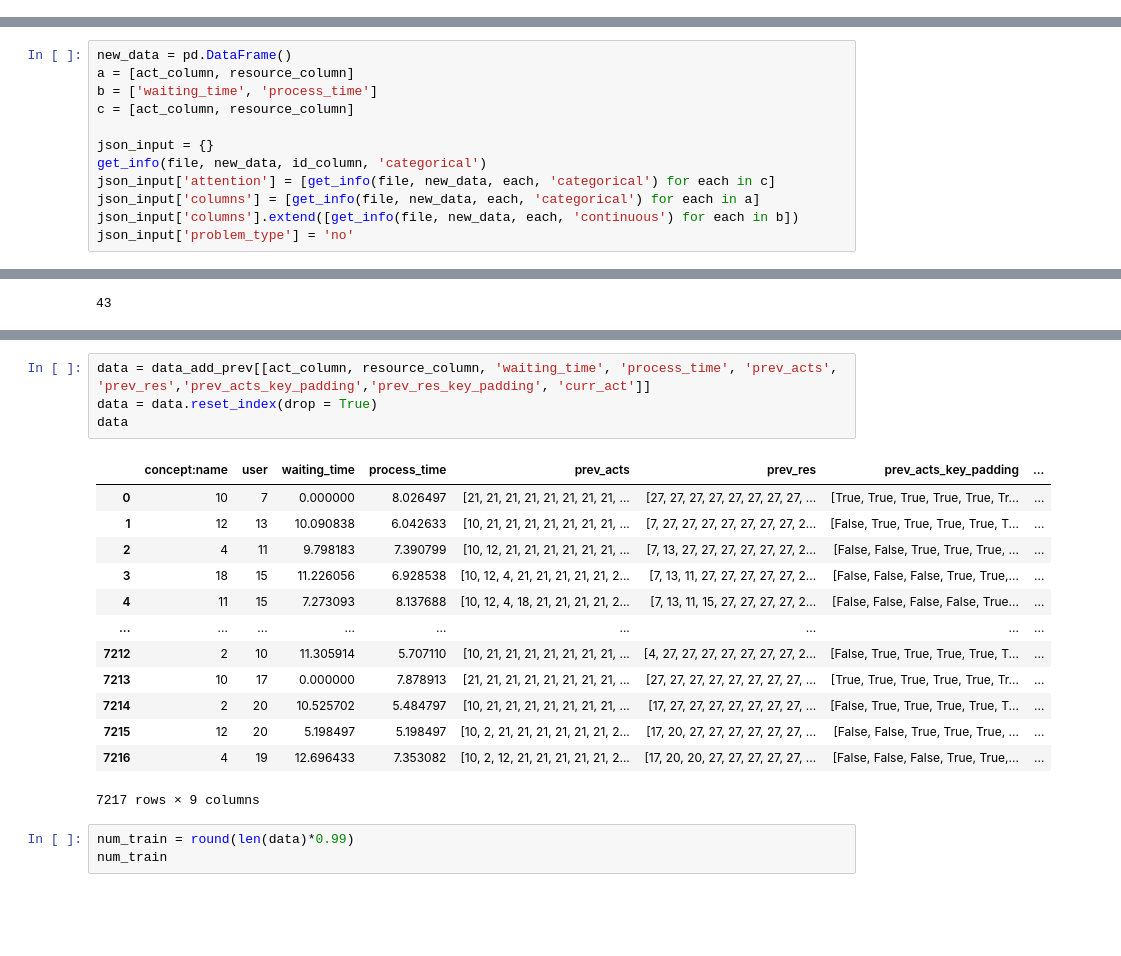
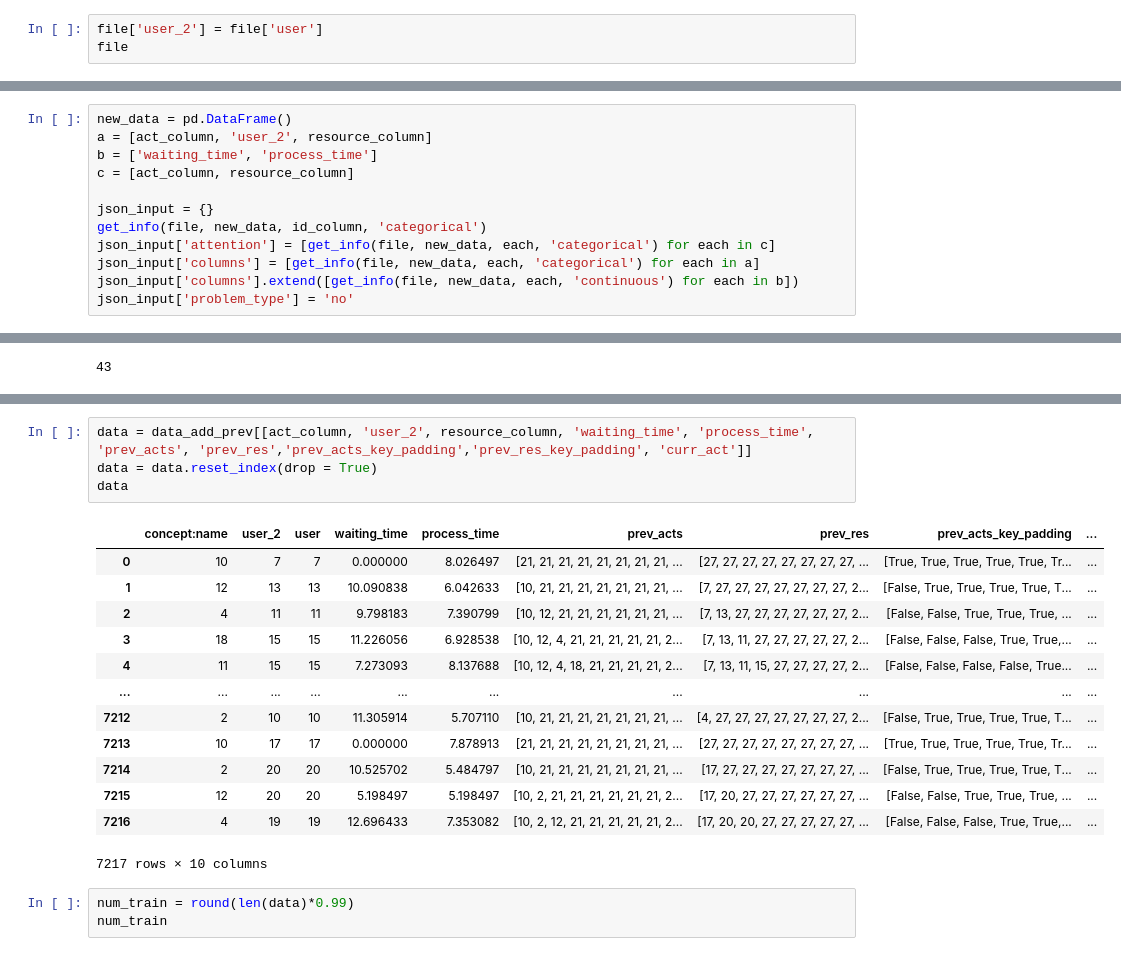
Before and after one commit to wujiani/CoDi, a Jupyter notebook: tabular_datasets/diffu/PurchasingExample_0.2/attention.ipynb, the cells around one changed output, grey strips where cells are left out. Saved outputs shown, nothing was run; the diff lists cells and outputs as text; blank space fills up the shorter version.

Commit message:
no attention but add resource as condition

```diff
--- a/tabular_datasets/diffu/PurchasingExample_0.2/attention.ipynb
+++ b/tabular_datasets/diffu/PurchasingExample_0.2/attention.ipynb
@@ -257,3 +257,6 @@ def get_info(df, new_df, column_name, column_type):
             dict_['type'] = column_type
             new_df[column_name] = df[column_name]
             return dict_
+# %%
+file['user_2'] = file['user']
+file
@@ -260,6 +277,6 @@ def get_info(df, new_df, column_name, column_type):
 # %%
 new_data = pd.DataFrame()
-a = [act_column, resource_column]
+a = [act_column, 'user_2', resource_column]
 b = ['waiting_time', 'process_time']
 c = [act_column, resource_column]
 
@@ -373,21 +390,21 @@ data_add_prev
 # %%
-data = data_add_prev[[act_column, resource_column, 'waiting_time', 'process_time', 'prev_acts', 'prev_res','prev_acts_key_padding','prev_res_key_padding', 'curr_act']]
+data = data_add_prev[[act_column, 'user_2', resource_column, 'waiting_time', 'process_time', 'prev_acts', 'prev_res','prev_acts_key_padding','prev_res_key_padding', 'curr_act']]
 data = data.reset_index(drop = True)
 data
 # %% [output]
-|  | concept:name | user | waiting_time | process_time | prev_acts | prev_res | prev_acts_key_padding | ... |
-| 0 | 10 | 7 | 0.000000 | 8.026497 | [21, 21, 21, 21, 21, 21, 21, 21, ... | [27, 27, 27, 27, 27, 27, 27, 27, ... | [True, True, True, True, True, Tr... | ... |
-| 1 | 12 | 13 | 10.090838 | 6.042633 | [10, 21, 21, 21, 21, 21, 21, 21, ... | [7, 27, 27, 27, 27, 27, 27, 27, 2... | [False, True, True, True, True, T... | ... |
-| 2 | 4 | 11 | 9.798183 | 7.390799 | [10, 12, 21, 21, 21, 21, 21, 21, ... | [7, 13, 27, 27, 27, 27, 27, 27, 2... | [False, False, True, True, True, ... | ... |
-| 3 | 18 | 15 | 11.226056 | 6.928538 | [10, 12, 4, 21, 21, 21, 21, 21, 2... | [7, 13, 11, 27, 27, 27, 27, 27, 2... | [False, False, False, True, True,... | ... |
-| 4 | 11 | 15 | 7.273093 | 8.137688 | [10, 12, 4, 18, 21, 21, 21, 21, 2... | [7, 13, 11, 15, 27, 27, 27, 27, 2... | [False, False, False, False, True... | ... |
-| ... | ... | ... | ... | ... | ... | ... | ... | ... |
-| 7212 | 2 | 10 | 11.305914 | 5.707110 | [10, 21, 21, 21, 21, 21, 21, 21, ... | [4, 27, 27, 27, 27, 27, 27, 27, 2... | [False, True, True, True, True, T... | ... |
-| 7213 | 10 | 17 | 0.000000 | 7.878913 | [21, 21, 21, 21, 21, 21, 21, 21, ... | [27, 27, 27, 27, 27, 27, 27, 27, ... | [True, True, True, True, True, Tr... | ... |
-| 7214 | 2 | 20 | 10.525702 | 5.484797 | [10, 21, 21, 21, 21, 21, 21, 21, ... | [17, 27, 27, 27, 27, 27, 27, 27, ... | [False, True, True, True, True, T... | ... |
-| 7215 | 12 | 20 | 5.198497 | 5.198497 | [10, 2, 21, 21, 21, 21, 21, 21, 2... | [17, 20, 27, 27, 27, 27, 27, 27, ... | [False, False, True, True, True, ... | ... |
-| 7216 | 4 | 19 | 12.696433 | 7.353082 | [10, 2, 12, 21, 21, 21, 21, 21, 2... | [17, 20, 20, 27, 27, 27, 27, 27, ... | [False, False, False, True, True,... | ... |
+|  | concept:name | user_2 | user | waiting_time | process_time | prev_acts | prev_res | prev_acts_key_padding | ... |
+| 0 | 10 | 7 | 7 | 0.000000 | 8.026497 | [21, 21, 21, 21, 21, 21, 21, 21, ... | [27, 27, 27, 27, 27, 27, 27, 27, ... | [True, True, True, True, True, Tr... | ... |
+| 1 | 12 | 13 | 13 | 10.090838 | 6.042633 | [10, 21, 21, 21, 21, 21, 21, 21, ... | [7, 27, 27, 27, 27, 27, 27, 27, 2... | [False, True, True, True, True, T... | ... |
+| 2 | 4 | 11 | 11 | 9.798183 | 7.390799 | [10, 12, 21, 21, 21, 21, 21, 21, ... | [7, 13, 27, 27, 27, 27, 27, 27, 2... | [False, False, True, True, True, ... | ... |
+| 3 | 18 | 15 | 15 | 11.226056 | 6.928538 | [10, 12, 4, 21, 21, 21, 21, 21, 2... | [7, 13, 11, 27, 27, 27, 27, 27, 2... | [False, False, False, True, True,... | ... |
+| 4 | 11 | 15 | 15 | 7.273093 | 8.137688 | [10, 12, 4, 18, 21, 21, 21, 21, 2... | [7, 13, 11, 15, 27, 27, 27, 27, 2... | [False, False, False, False, True... | ... |
+| ... | ... | ... | ... | ... | ... | ... | ... | ... | ... |
+| 7212 | 2 | 10 | 10 | 11.305914 | 5.707110 | [10, 21, 21, 21, 21, 21, 21, 21, ... | [4, 27, 27, 27, 27, 27, 27, 27, 2... | [False, True, True, True, True, T... | ... |
+| 7213 | 10 | 17 | 17 | 0.000000 | 7.878913 | [21, 21, 21, 21, 21, 21, 21, 21, ... | [27, 27, 27, 27, 27, 27, 27, 27, ... | [True, True, True, True, True, Tr... | ... |
+| 7214 | 2 | 20 | 20 | 10.525702 | 5.484797 | [10, 21, 21, 21, 21, 21, 21, 21, ... | [17, 27, 27, 27, 27, 27, 27, 27, ... | [False, True, True, True, True, T... | ... |
+| 7215 | 12 | 20 | 20 | 5.198497 | 5.198497 | [10, 2, 21, 21, 21, 21, 21, 21, 2... | [17, 20, 27, 27, 27, 27, 27, 27, ... | [False, False, True, True, True, ... | ... |
+| 7216 | 4 | 19 | 19 | 12.696433 | 7.353082 | [10, 2, 12, 21, 21, 21, 21, 21, 2... | [17, 20, 20, 27, 27, 27, 27, 27, ... | [False, False, False, True, True,... | ... |
-7217 rows × 9 columns
+7217 rows × 10 columns
 # %%
 num_train = round(len(data)*0.99)
 num_train
```
Also changed, not shown: parts of 3 cells of this notebook, 3 other files.
